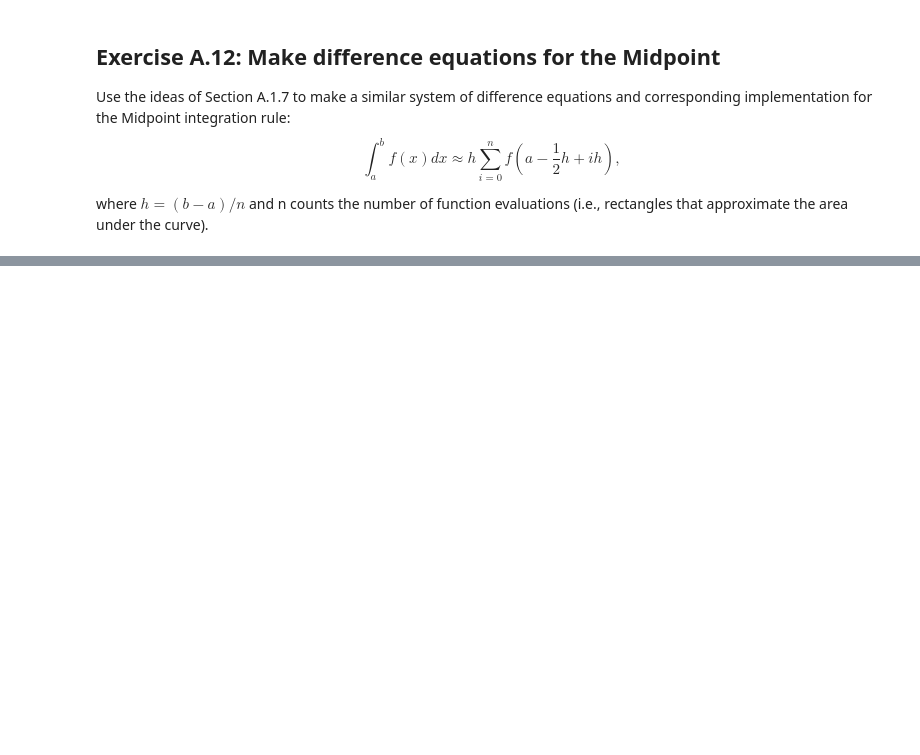
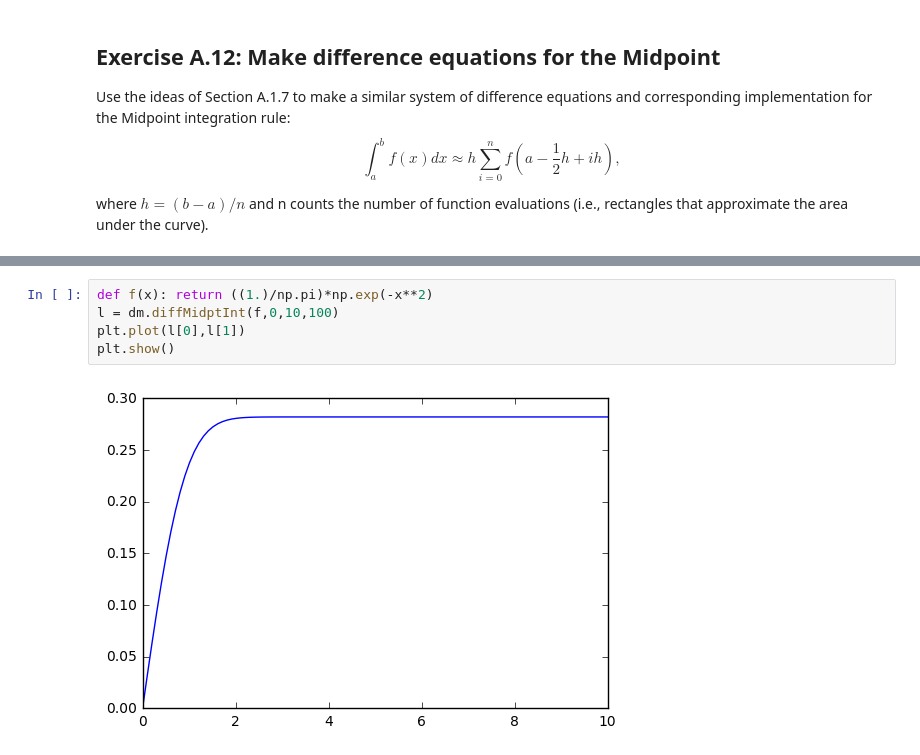
Before and after one commit to chapman-phys220-2016f/cw-04-saktill, a Jupyter notebook: cw4.ipynb, the cells around one changed output, grey strips where cells are left out. Drawn from its saved outputs; the diff is of its cells as text; blank space fills up the shorter version.

```diff
--- a/cw4.ipynb
+++ b/cw4.ipynb
@@ -84,0 +117,7 @@ where $h = (b − a)/n$ and n counts the number of function evaluations
+# %%
+def f(x): return ((1.)/np.pi)*np.exp(-x**2)
+l = dm.diffMidptInt(f,0,10,100)
+plt.plot(l[0],l[1])
+plt.show()
+# %% [output]
+[figure, added]
```
Also changed, not shown: parts of 7 cells of this notebook, 2 other files.
